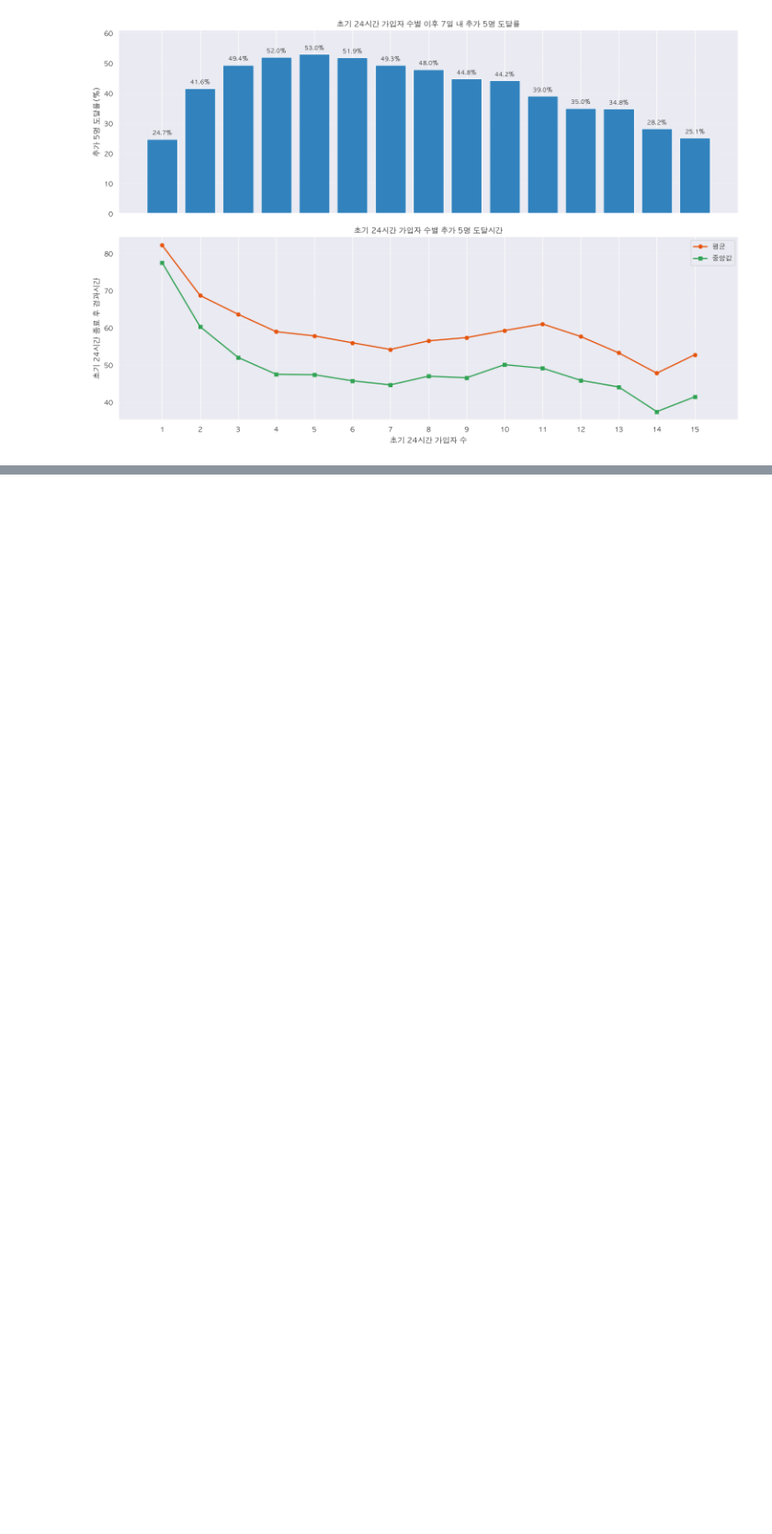
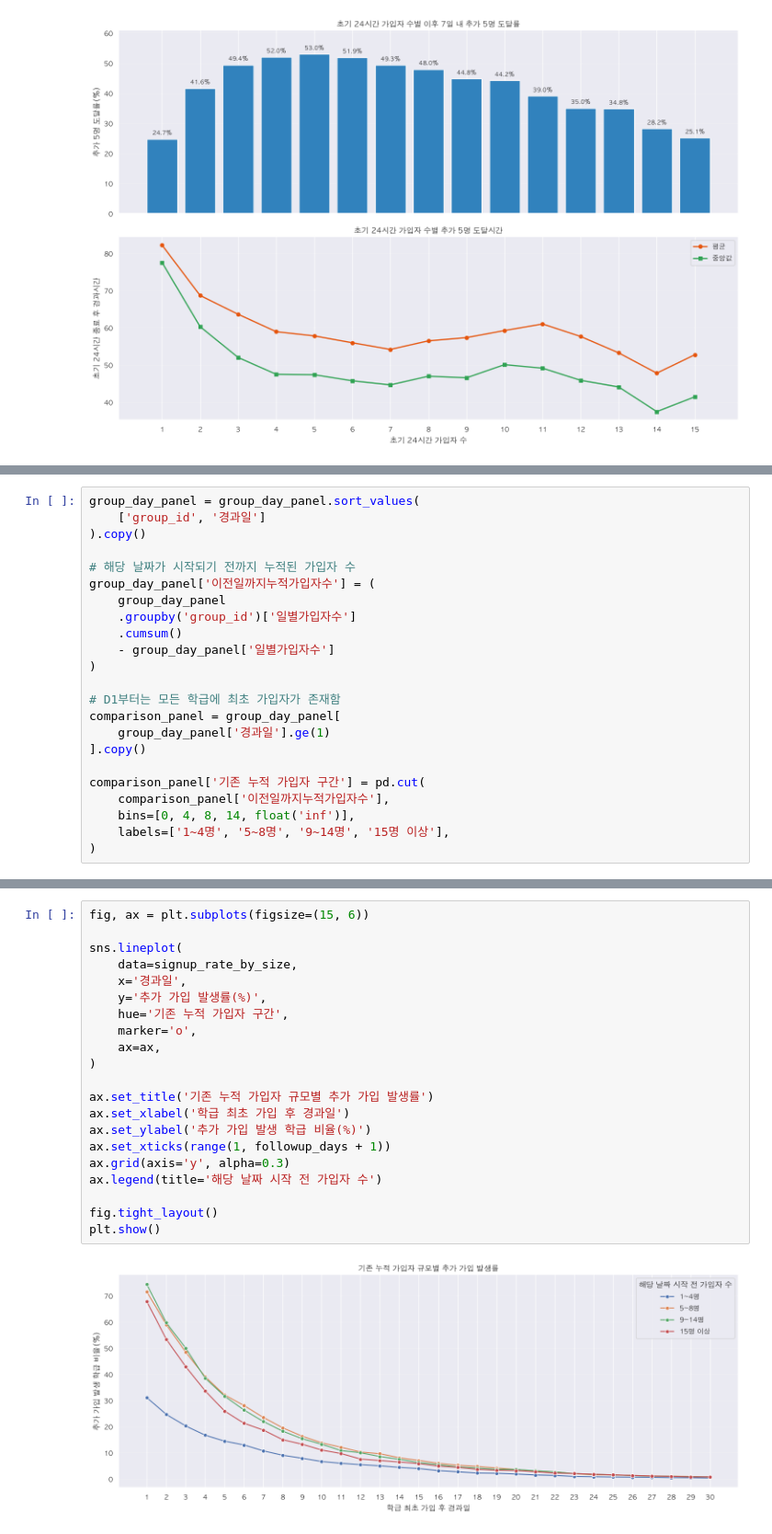
Before and after one commit to zoo-no-s/sns_service_analysis, a Jupyter notebook: notebooks/acquisition_1.ipynb, the cells around one changed output, grey strips where cells are left out. Shown at 92% size. Drawn from its saved outputs; the diff is of its cells as text; blank space fills up the shorter version.

```diff
--- a/notebooks/acquisition_1.ipynb
+++ b/notebooks/acquisition_1.ipynb
@@ -3328,0 +3539,23 @@ plt.show()
+# %%
+group_day_panel = group_day_panel.sort_values(
+    ['group_id', '경과일']
+).copy()
+
+# 해당 날짜가 시작되기 전까지 누적된 가입자 수
+group_day_panel['이전일까지누적가입자수'] = (
+    group_day_panel
+    .groupby('group_id')['일별가입자수']
+    .cumsum()
+    - group_day_panel['일별가입자수']
+)
+
+# D1부터는 모든 학급에 최초 가입자가 존재함
+comparison_panel = group_day_panel[
+    group_day_panel['경과일'].ge(1)
+].copy()
+
+comparison_panel['기존 누적 가입자 구간'] = pd.cut(
+    comparison_panel['이전일까지누적가입자수'],
+    bins=[0, 4, 8, 14, float('inf')],
+    labels=['1~4명', '5~8명', '9~14명', '15명 이상'],
+)
@@ -3328,0 +3604,23 @@ plt.show()
+# %%
+fig, ax = plt.subplots(figsize=(15, 6))
+
+sns.lineplot(
+    data=signup_rate_by_size,
+    x='경과일',
+    y='추가 가입 발생률(%)',
+    hue='기존 누적 가입자 구간',
+    marker='o',
+    ax=ax,
+)
+
+ax.set_title('기존 누적 가입자 규모별 추가 가입 발생률')
+ax.set_xlabel('학급 최초 가입 후 경과일')
+ax.set_ylabel('추가 가입 발생 학급 비율(%)')
+ax.set_xticks(range(1, followup_days + 1))
+ax.grid(axis='y', alpha=0.3)
+ax.legend(title='해당 날짜 시작 전 가입자 수')
+
+fig.tight_layout()
+plt.show()
+# %% [output]
+[figure, added]
```
Also changed, not shown: parts of 13 cells of this notebook.
